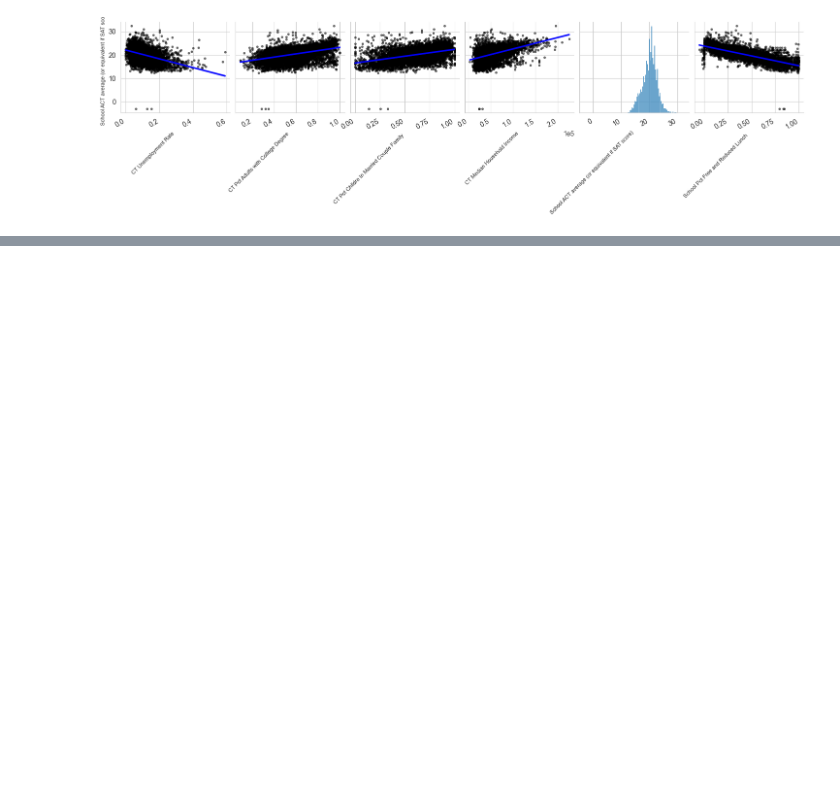
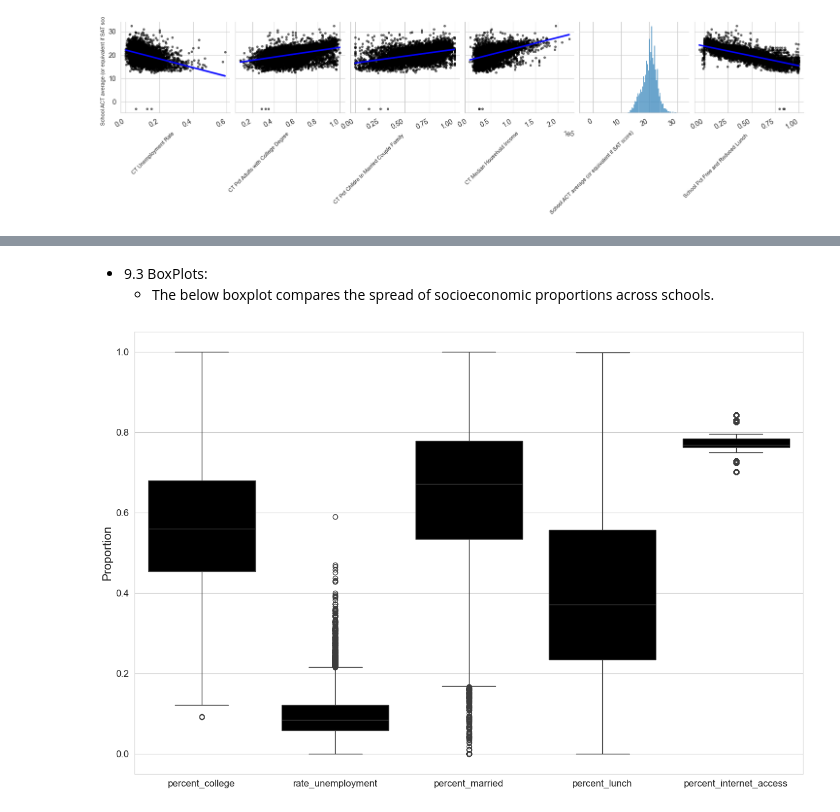
Before and after one commit to sandeepmukkala/education, a Jupyter notebook: code/Education.ipynb, the cells around one changed output, grey strips where cells are left out. Drawn from its saved outputs; the diff is of its cells as text; code cells hidden in the pictures; blank space fills up the shorter version.

```diff
--- a/code/Education.ipynb
+++ b/code/Education.ipynb
@@ -642,0 +612,19 @@ plt.show()
+# %% [markdown]
+- 9.3 BoxPlots:
+    - The below boxplot compares the spread of socioeconomic proportions across schools.
+# %%
+plt.figure(figsize=(15, 10))
+
+fractions = list(numerical_predictors)
+fractions.remove('median_income')
+fractions.remove('student_teacher_ratio')
+
+sns.boxplot(data=merged_data_school_level_high[fractions], color='k')
+
+plt.ylabel('Proportion', fontsize=15)
+
+plt.tick_params(labelsize=12)
+
+plt.show()
+# %% [output]
+[figure, added]
```
Also changed, not shown: parts of 195 cells of this notebook, 8 other files.
